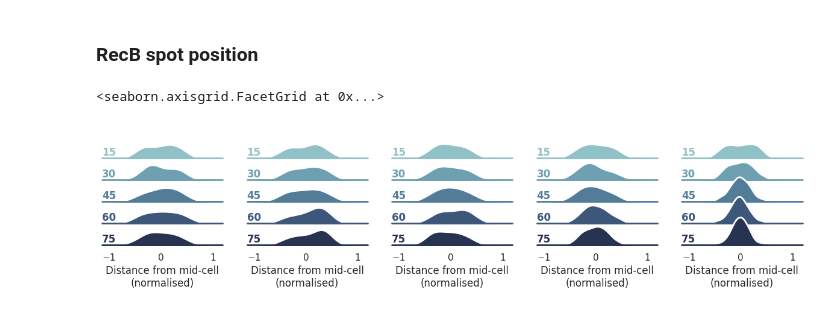
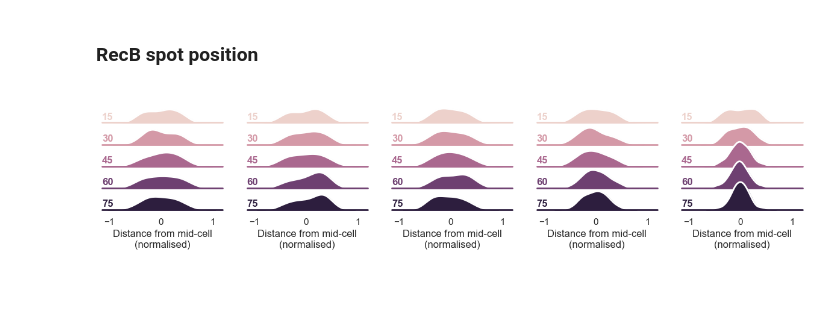
Before and after one commit to DanielThedie/RecB_article, a Jupyter notebook: Notebooks/2_Ciprofloxacin_damage/Long_RecB_spots.ipynb, the cells around one changed output. Saved outputs shown, nothing was run; the diff lists cells and outputs as text; code cells hidden in the pictures; blank space fills up the shorter version.

```diff
--- a/Notebooks/2_Ciprofloxacin_damage/Long_RecB_spots.ipynb
+++ b/Notebooks/2_Ciprofloxacin_damage/Long_RecB_spots.ipynb
@@ -3,7 +3,7 @@
 # %%
 from pyberries.data import DatasetPool
 
-data = (DatasetPool(path='/media/daniel/HDD Daniel/DanielThedie/BACMMAN/Timelapse',
+data = (DatasetPool(path='D:\\DanielThedie\\BACMMAN\\Timelapse',
                     dsList=['230725_1', '230725_2', '230126_DT23', '230719_1', '230719_2',
                             '230817_1', '230810_1', '230816_1',
                             '230906_2', '230912_1', '230912_2',
@@ -348,37 +348,36 @@ df = (data
       )
 
 # Initialize the FacetGrid object
-pal = sns.cubehelix_palette(5, rot=-.25, light=.7, dark=.2)
+pal = sns.cubehelix_palette(5)
 g = sns.FacetGrid(df, row="Time_min_bin", col='Group', hue="Time_min_bin", aspect=6, height=.5, palette=pal)
 
 # Draw the densities in a few steps
 g.map(sns.kdeplot, "midCellDist",
       bw_adjust=1.5, clip_on=False,
       fill=True, alpha=1, linewidth=1.5)
 g.map(sns.kdeplot, "midCellDist", clip_on=False, color="w", lw=2, bw_adjust=1.5)
 
 # passing color=None to refline() uses the hue mapping
 g.refline(y=0, linewidth=2, linestyle="-", color=None, clip_on=False)
 
 
 # Define and use a simple function to label the plot in axes coordinates
 def label(x, color, label):
     ax = plt.gca()
     ax.text(0, .2, label, fontweight="bold", color=color,
             ha="left", va="center", transform=ax.transAxes)
 
 
 g.map(label, "midCellDist")
 
 # Set the subplots to overlap
 g.figure.subplots_adjust(hspace=-.25)
 
 # Remove axes details that don't play well with overlap
 g.set_titles("")
 g.set(yticks=[], ylabel="", xlabel='Distance from mid-cell\n(normalised)')
 g.despine(bottom=True, left=True)
 
-# plt.savefig(fname='M:\\Figures\\RecB_article_figures\\2_Cipro_RecB\\RecB_position.svg', format='svg', bbox_inches='tight')
+plt.savefig(fname='D:\\DanielThedie\\Figures\\RecB_article_figures\\2_Cipro_RecB\\RecB_position.svg', format='svg', bbox_inches='tight')
 # %% [output]
-<seaborn.axisgrid.FacetGrid at 0x...>
-[figure, old version]
+[figure, new version]
```
Also changed, not shown: 2 other files.
